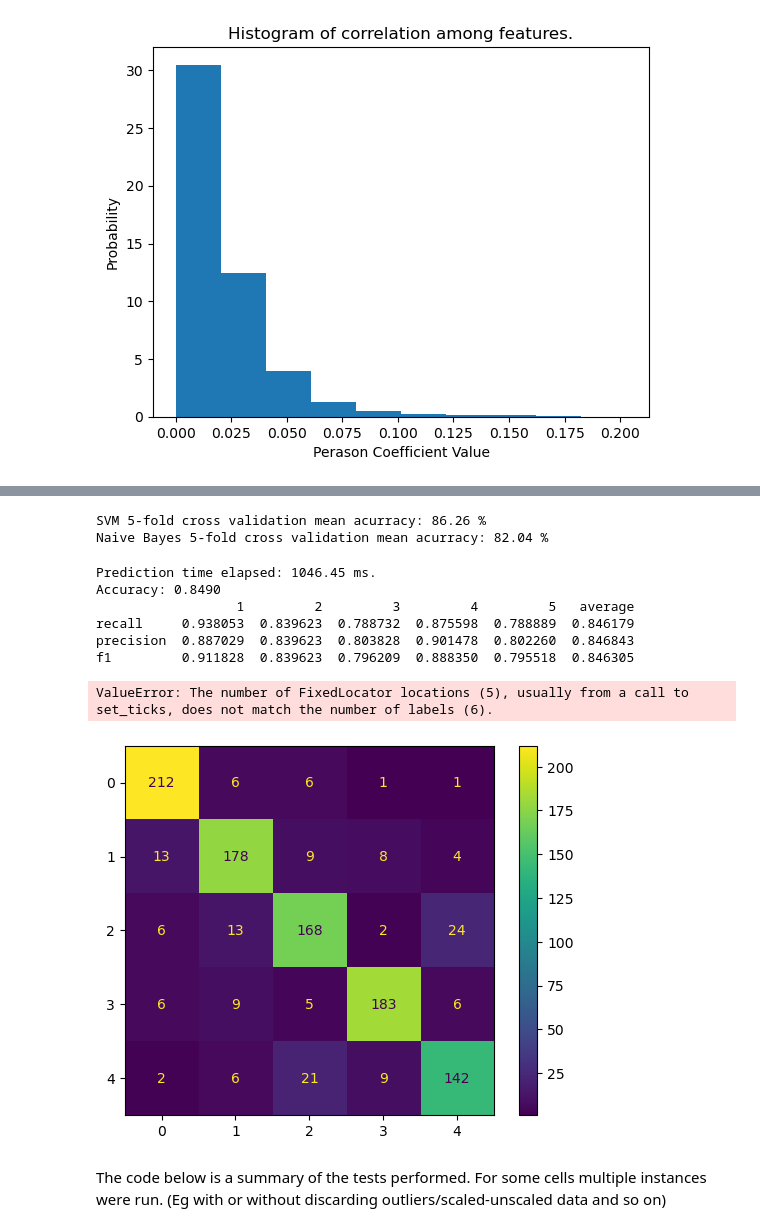
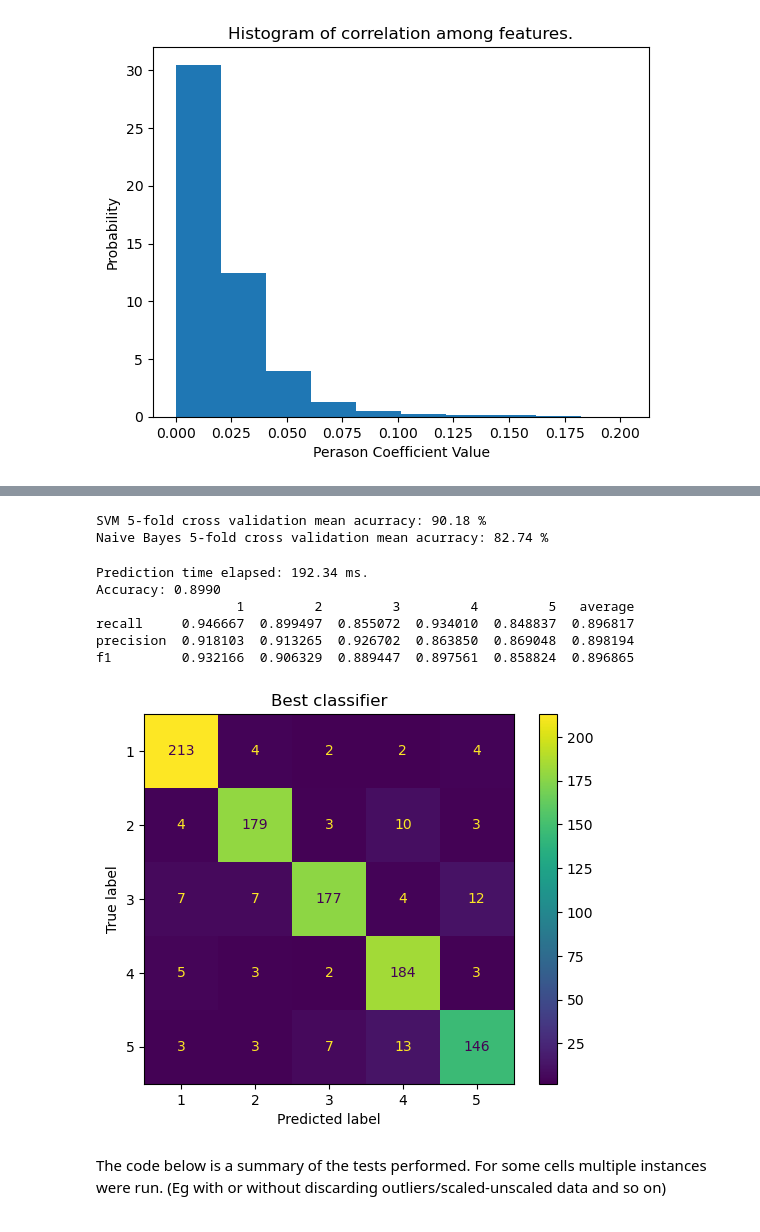
Before and after one commit to 6ri5ter/pattern_recognition, a Jupyter notebook: Team1-D.ipynb, the cells around one changed output, grey strips where cells are left out. Saved outputs shown, nothing was run; the diff lists cells and outputs as text; code cells hidden in the pictures.

```diff
--- a/Team1-D.ipynb
+++ b/Team1-D.ipynb
@@ -89,7 +89,7 @@ def evaluate_model(modele,Xs,ys,model_name,label_names):
     print('\n\n')
     #Calculating and plotting the confusion matrix of the model on the val/test data
     cm = mt.confusion_matrix(ys, y_hat)
-    disp = mt.ConfusionMatrixDisplay(confusion_matrix=cm, display_labels=label_names[0:10])
+    disp = mt.ConfusionMatrixDisplay(confusion_matrix=cm, display_labels=label_names[0:5])
     disp.plot()
     plt.title(model_name)
     plt.show()
@@ -130,7 +130,7 @@ def evaluate_model(modele,Xs,ys,model_name,label_names):
 
 os.environ['TF_CPP_MIN_LOG_LEVEL'] = '2'
 # %%
-mypath = 'C:/Users/grist/Desktop/Pattern/'#You can change this variable to the directory of the folder that contains the dataset
+mypath = ''#You can change this variable to the directory of the folder that contains the dataset
 data = np.loadtxt(os.path.join(mypath,'datasetC.csv'), delimiter=',', dtype=np.float64)
 # %%
 X = data[:,0:400]
@@ -163,21 +162,21 @@ scaler = StandardScaler()#scaling data
 X_s = scaler.fit_transform(X)
 print('The inverse class frequencies are:')
 print(np.unique(class_weights))
-pca = PCA(n_components=400)
-X_pca = pca.fit_transform(X_s)
-X_back = pca.inverse_transform(X_pca)
-rec_errors = np.linalg.norm(X_pca - X_back, axis=1)
-threshold_pca = np.percentile(rec_errors, 99)#discarding 1% of the sample
-outliers_pca = X[rec_errors > threshold_pca]
+# pca = PCA(n_components=400)
+# X_pca = pca.fit_transform(X_s)
+# X_back = pca.inverse_transform(X_pca)
+# rec_errors = np.linalg.norm(X_pca - X_back, axis=1)
+# threshold_pca = np.percentile(rec_errors, 99)#discarding 1% of the sample
+# outliers_pca = X[rec_errors > threshold_pca]
 sw_stat = np.zeros((400,))
-X_wo = X_s[rec_errors<threshold_pca]
+# X_wo = X_s[rec_errors<threshold_pca]
 #Testing for gaussianity
 p_val = sw_stat
 for i in range(len(sw_stat)):
-    sw_stat[i], p_val[i] = stats.shapiro(X_wo[:, i])
+    sw_stat[i], p_val[i] = stats.shapiro(X_s[:, i])
 #sw_stat and p_val are the same
-print('Out of 400 features at 95%% significance level, %d cannnot be considered Gaussian.' % int(
-    np.sum((sw_stat < 0.05))))
+print('Out of 400 features at 99%% significance level, %d cannnot be considered Gaussian.' % int(
+    np.sum((sw_stat < 0.01))))
 print('The farthest from gaussian feature is ploted.')
 figS,axS = plt.subplots(1,1,layout='constrained',figsize=(5,5))
 plt.hist(X[:,int(np.argmin(p_val))],220,density=True)
@@ -198,9 +197,9 @@ gnb = GaussianNB()
 skf = StratifiedKFold(shuffle=True,random_state=73,n_splits=5)
 acc_SVM = np.zeros((5,))
 acc_same = np.zeros((5,))
-pca1= PCA(0.5)
-X_pca = pca1.fit_transform(X_wo)
-y_wo = y[rec_errors < threshold_pca]
+pca1= PCA(0.18)
+X_pca = pca1.fit_transform(X_s)
+y_wo = y#[rec_errors < threshold_pca]
 for i, (train_index, test_index) in enumerate(skf.split(X_pca, y_wo)):
     rbfSVM.fit(X_pca[train_index],y_wo[train_index])
     y_SVM = rbfSVM.predict(X_pca[test_index])
@@ -214,22 +213,21 @@ for i, (train_index, test_index) in enumerate(skf.split(X_pca, y_wo)):
 print('SVM 5-fold cross validation mean acurracy: %.2f %%'%(np.mean(acc_SVM)*100))
 print('Naive Bayes 5-fold cross validation mean acurracy: %.2f %%'%(np.mean(acc_same)*100))
 # %% [output]
-SVM 5-fold cross validation mean acurracy: 86.26 %
-Naive Bayes 5-fold cross validation mean acurracy: 82.04 %
+SVM 5-fold cross validation mean acurracy: 90.18 %
+Naive Bayes 5-fold cross validation mean acurracy: 82.74 %
 # %%
-#Fitting on the last fold (it was the worst for the SVM with 85% and evaluating on all rest X even the "outliers" to get a worst case scenario estimation)
-Xtest = np.concatenate((X_pca[test_index],pca1.transform(X_s)[rec_errors > threshold_pca]),axis=0)
-ytest = np.concatenate((y_wo[test_index],y[rec_errors > threshold_pca]),axis=0)
-_,_,_ = evaluate_model(rbfSVM,Xtest,ytest,'Best classifier',['1','2','3','4','5'])
+#Fitting on the last fold (it was the worst for the SVM with 89% and evaluating on all rest X even the "outliers" to get a worst case scenario estimation (in the end we kept the outliers))
+# Xtest = np.concatenate((X_pca[test_index],pca1.transform(X_s)[rec_errors > threshold_pca]),axis=0)
+# ytest = np.concatenate((y_wo[test_index],y[rec_errors > threshold_pca]),axis=0)
+_,_,_ = evaluate_model(rbfSVM,X_pca[test_index],y[test_index],'Best classifier',['1','2','3','4','5'])
 # %% [output]
-Prediction time elapsed: 1046.45 ms.
-Accuracy: 0.8490
+Prediction time elapsed: 192.34 ms.
+Accuracy: 0.8990
                   1         2         3         4         5   average
-recall     0.938053  0.839623  0.788732  0.875598  0.788889  0.846179
-precision  0.887029  0.839623  0.803828  0.901478  0.802260  0.846843
-f1         0.911828  0.839623  0.796209  0.888350  0.795518  0.846305
+recall     0.946667  0.899497  0.855072  0.934010  0.848837  0.896817
+precision  0.918103  0.913265  0.926702  0.863850  0.869048  0.898194
+f1         0.932166  0.906329  0.889447  0.897561  0.858824  0.896865
-ValueError: The number of FixedLocator locations (5), usually from a call to set_ticks, does not match the number of labels (6).
-[figure, old version]
+[figure, new version]
 # %%
 X_test = np.loadtxt(os.path.join(mypath,'datasetCTest.csv'), delimiter=',', dtype=np.float64)
 X_test = pca1.transform(X_test)
```
Also changed, not shown: parts of 5 cells of this notebook, 7 other files.
